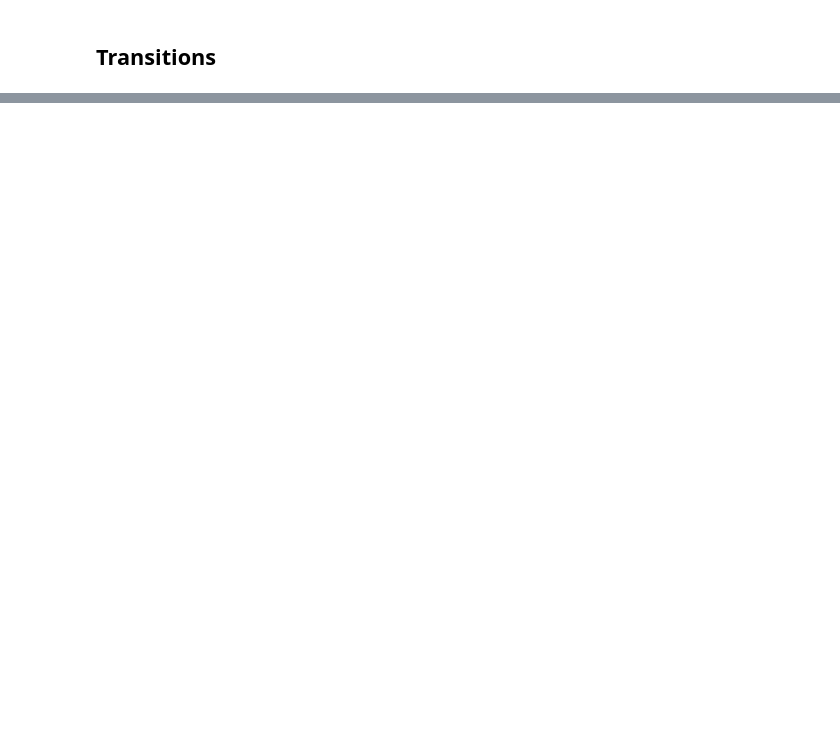
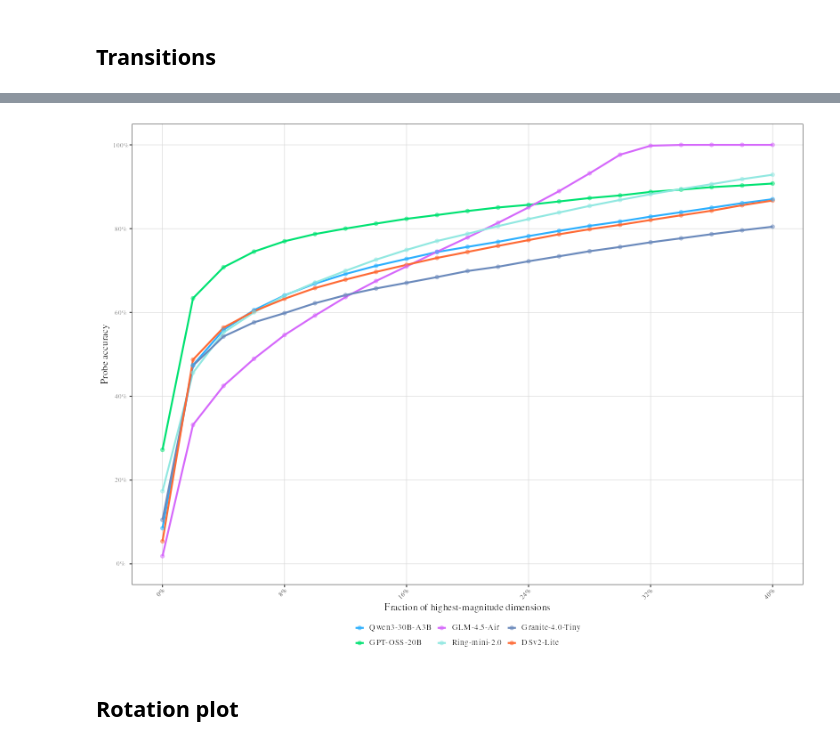
Before and after one commit to bongohead/interpretable-moes-analysis, a Jupyter notebook: analyses/hidden-state-analysis/router-analysis-plots.ipynb, the cells around one changed output, grey strips where cells are left out. Cells and saved outputs as stored; diff of their text form; code cells hidden in the pictures; blank space fills up the shorter version.

Commit message:
Analysis updates

```diff
--- a/analyses/hidden-state-analysis/router-analysis-plots.ipynb
+++ b/analyses/hidden-state-analysis/router-analysis-plots.ipynb
@@ -1,18 +1,20 @@
 # %%
 library(tidyverse)
 library(fs)
-library(extrafont)
 library(ggtext)
+library(systemfonts)
 
-source('./../../r-utils/plots.r')
+ws = '/workspace/interpretable-moes-analysis'
+
+source(paste0(ws, '/r-utils/plots.r'))
 # %% [markdown]
 ## Transitions
 # %%
 saturation_df =
-    dir_ls('exports/', regexp = '^exports/router-saturation-.*\\.csv$') %>%
+    dir_ls(paste0(ws, '/analyses/hidden-state-analysis/exports/router-analysis'), regexp = 'router-saturation-.*\\.csv$') %>%
     set_names(., str_extract(path_file(.), '(?<=^router-saturation-).*(?=\\.csv$)')) %>%
     imap(function(x, i) {
-        read_csv(x) %>% mutate(model = i)
+        read_csv(x, col_types = c('iidc')) %>% mutate(model = i)
     }) %>%
     list_rbind()
 
@@ -21,44 +33,56 @@ head(saturation_df)
 plot =
     saturation_df %>%
     filter(pct_dims <= 40) %>%
+    filter(., model %in% c('gptoss20', 'dsv2', 'qwen3moe', 'granite', 'glm4moe', 'ringmini2')) %>%
     mutate(accuracy = accuracy * 100) %>%
-    mutate(model = fct_relevel(model, 'olmoe', 'qwen1.5moe', 'dsv2', 'qwen3moe')) %>%
+    mutate(model = fct_relevel(model, 'qwen3moe', 'gptoss20', 'glm4moe', 'ringmini2', 'granite', 'dsv2')) %>%
     ggplot() +
     geom_line(aes(x = pct_dims, y = accuracy, color = model, group = model), linewidth = 1.0) +
-    geom_point(aes(x = pct_dims, y = accuracy, color = model, group = model), size = 2.0) +
+    geom_point(aes(x = pct_dims, y = accuracy, color = model, group = model), size = 1.8, alpha = 0.5) +
     scale_color_manual(
-        labels = c(`olmoe` = 'OlMoE', `qwen1.5moe` = 'Qwen1.5MoE', `dsv2` = 'DSv2-Lite', `qwen3moe` = 'Qwen3MoE'),
-        values = c(`olmoe` = '#544fc5', `qwen1.5moe` = '#00e272', `dsv2` = '#fe6a35', `qwen3moe` = '#2caffe')
+        labels = c(
+            `olmoe` = 'OlMoE', `gptoss20` = 'GPT-OSS-20B', `dsv2` = 'DSv2-Lite', `qwen3moe` = 'Qwen3-30B-A3B',
+            `ringmini2` = 'Ring-mini-2.0', `kimivl` = 'Kimi-VL-A3B', `granite` = 'Granite-4.0-Tiny', `glm4moe` = 'GLM-4.5-Air'
+
+        ),
+        values = c(
+            `olmoe` = '#544fc5', `gptoss20` = '#00e272', `dsv2` = '#fe6a35', `qwen3moe` = '#2caffe',
+            `ringmini2` = '#91e8e1', `kimivl` = '#feb56a', `granite` = '#6b8abc', `glm4moe` = '#d568fb'
+        )
     ) +
     scale_x_continuous(
         breaks = seq(0, 100, 8),
         labels = function(x) paste0(x, '%')
     ) +
     # scale_x_log10(
     #     limits = c(0.001, 20),  # Focus on 0.5% to 20%
     #     breaks = c(0, 0.1, 1, 2, 5, 10, 20),
     #     labels = function(x) paste0(x, '%')
     # ) +
     scale_y_continuous(
         limits = c(0, 100),
         breaks = seq(0, 100, 20),
         labels = function(x) paste0(x, '%')
     ) +
     labs(title = NULL, color = NULL, x = 'Fraction of highest-magnitude dimensions', y = 'Probe accuracy') +
     theme_iclr(base_size = 11)
 
 ggsave(
-    str_glue('exports/router-saturation-md.pdf'),
+    str_glue('{ws}/analyses/hidden-state-analysis/exports/router-analysis/router-saturation-md.pdf'),
     plot = plot,
     width = 7, height = 3.0,
     units = 'in', dpi = 300,
     device = cairo_pdf
 )
 ggsave(
-    str_glue('exports/router-saturation-md.png'),
+    str_glue('{ws}/analyses/hidden-state-analysis/exports/router-analysis/router-saturation-md.png'),
     plot = plot,
     width = 7, height = 3.0,
     units = "in", dpi = 300
 )
 
 plot
+# %% [output]
+[figure, added]
+# %% [markdown]
+## Rotation plot
```
Also changed, not shown: parts of 1 cell of this notebook, 9 other files.
